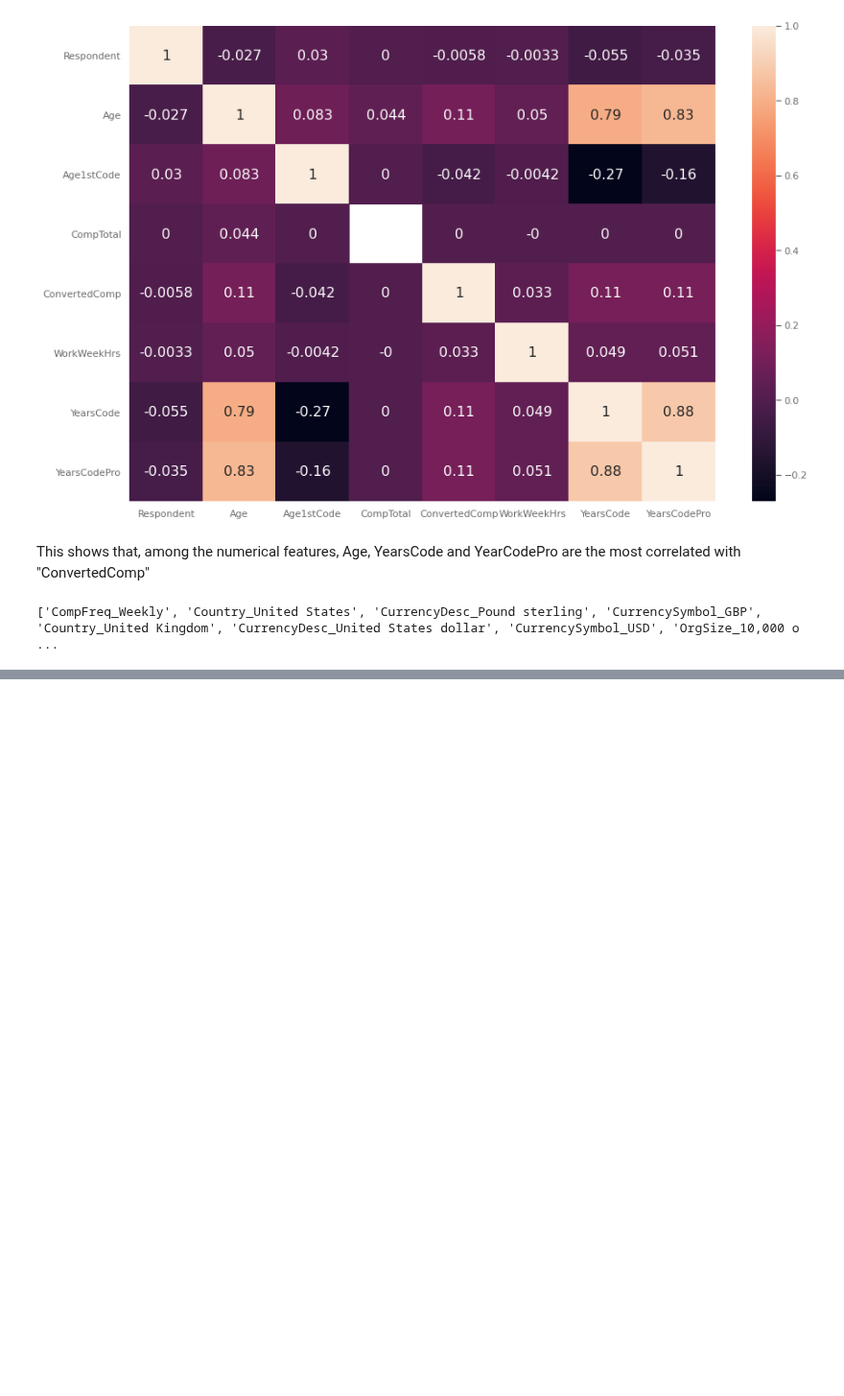
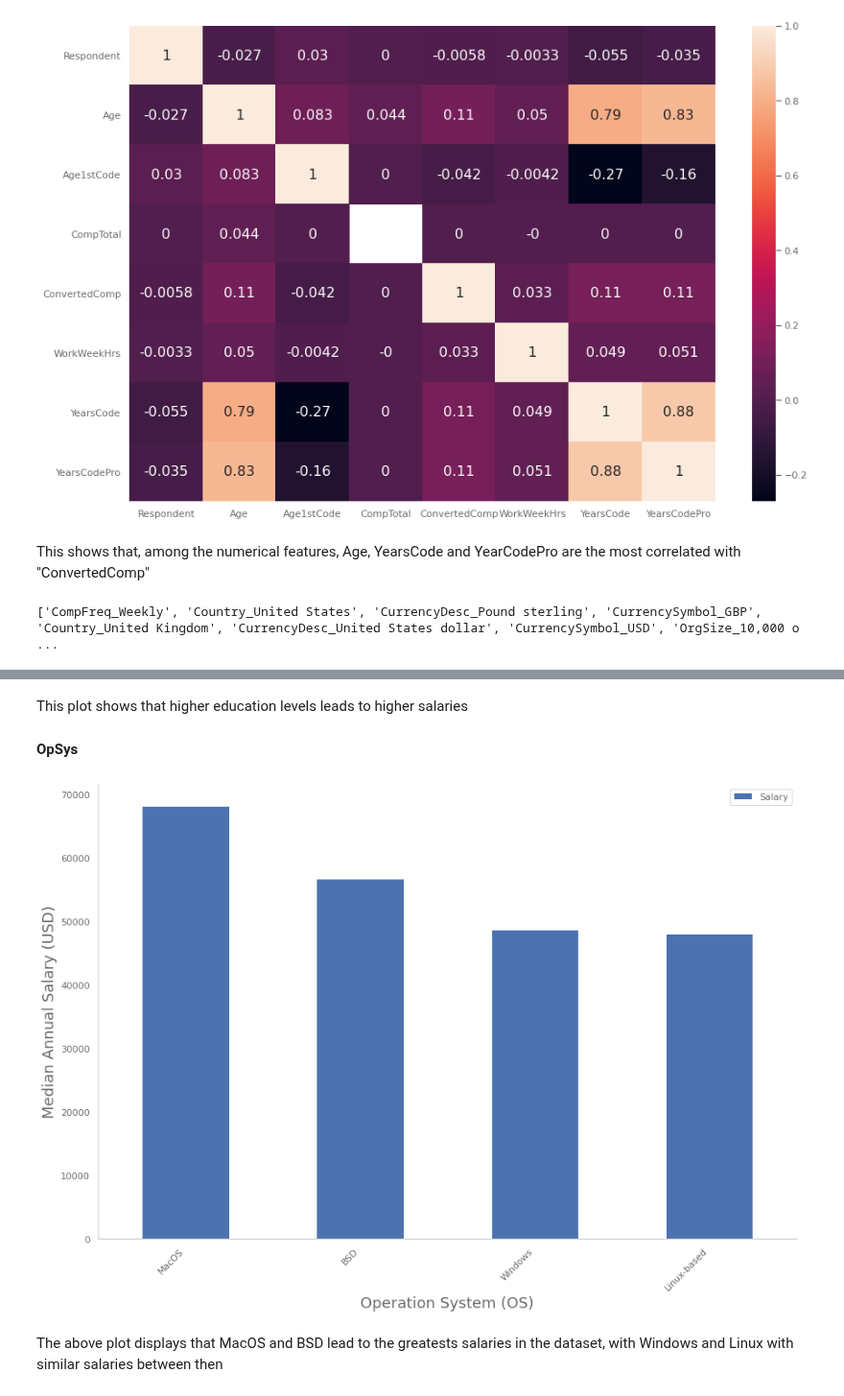
Before and after one commit to felipeagarcia/StackOverflow-2020-Developer-Survey-Analysis, a Jupyter notebook: Project_1.ipynb, the cells around one changed output, grey strips where cells are left out. Shown at 96% size. Drawn from its saved outputs; the diff is of its cells as text; code cells hidden in the pictures; blank space fills up the shorter version.

```diff
--- a/Project_1.ipynb
+++ b/Project_1.ipynb
@@ -376,0 +405,17 @@ With this, we have a list of the most important features, being CompFreq, Countr
+# %% [markdown]
+This plot shows that higher education levels leads to higher salaries
+
+#### OpSys
+# %%
+df[['ConvertedComp', 'OpSys']].dropna()\
+        .groupby('OpSys').median()\
+        .sort_values('ConvertedComp',ascending = False)\
+        .nlargest(10, columns='ConvertedComp').plot.bar(figsize=(15, 10))
+plt.ylabel('Median Annual Salary (USD)')
+plt.xlabel('Operation System (OS)')
+plt.legend(['Salary'])
+plt.xticks(rotation=45, ha='right', va='top');
+# %% [output]
+[figure, added]
+# %% [markdown]
+The above plot displays that MacOS and BSD lead to the greatests salaries in the dataset, with Windows and Linux with similar salaries between then
```
Also changed, not shown: parts of 6 cells of this notebook.
